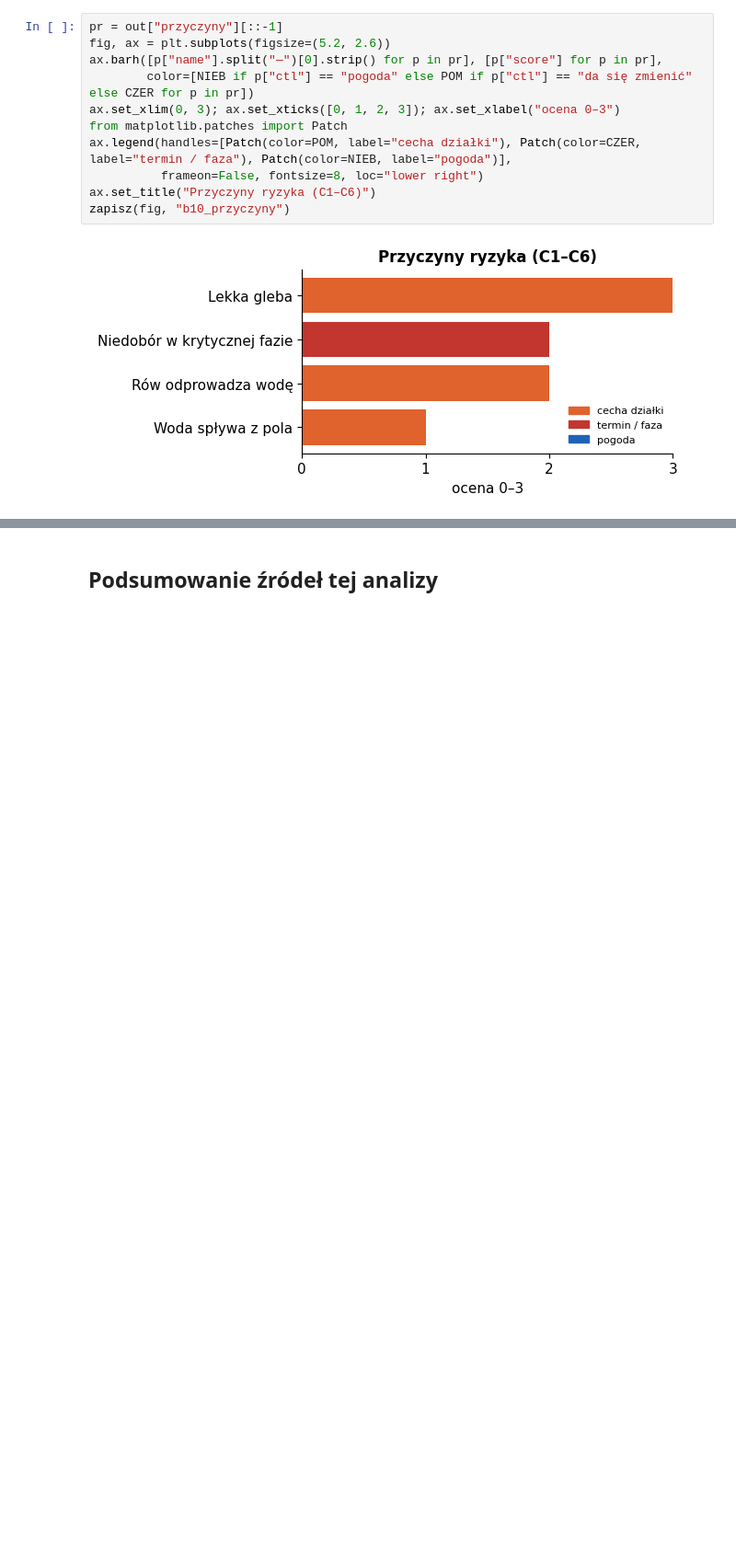
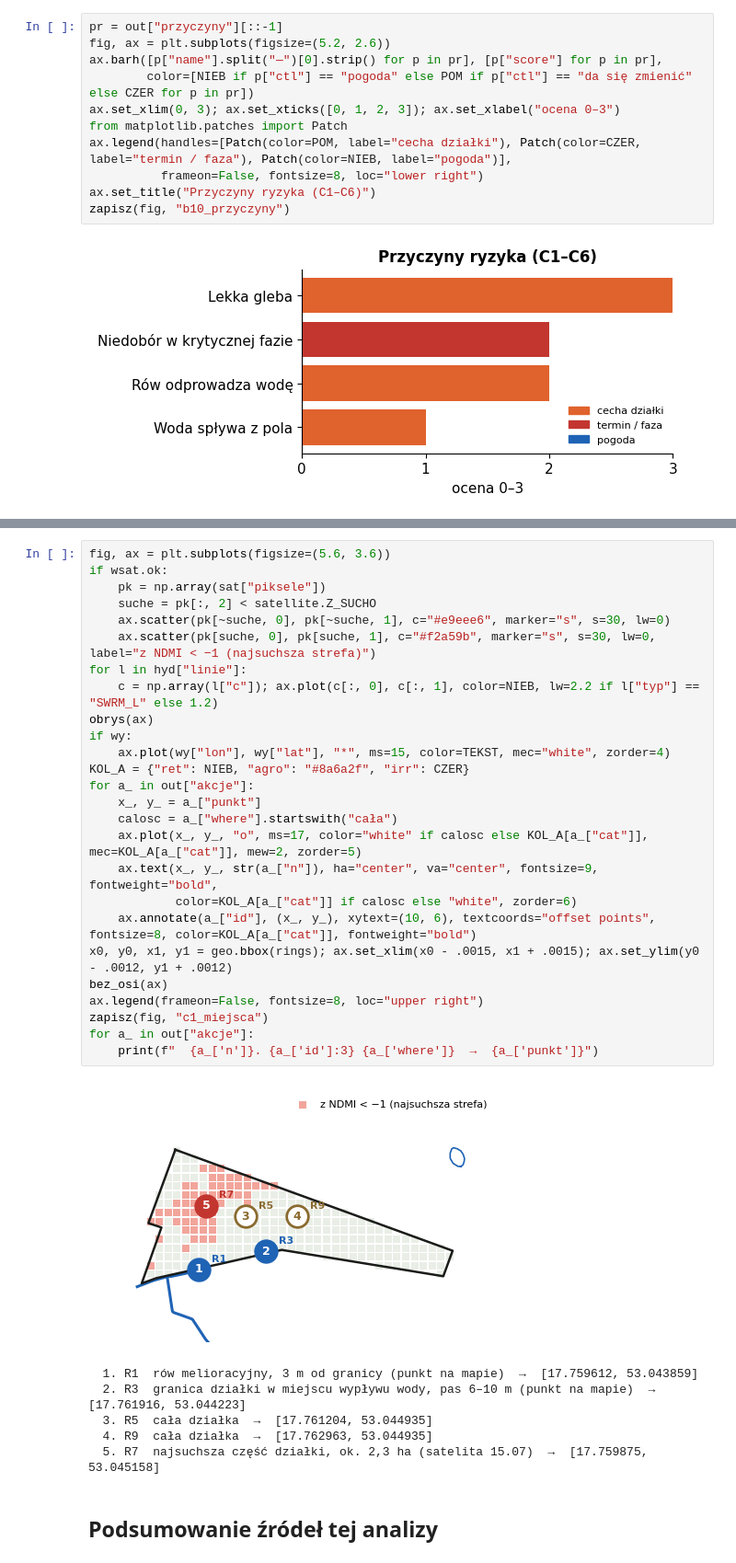
Before and after one commit to Marek55S/HackNation2026_FarmerAssistant, a Jupyter notebook: notebooks/pipeline_dzialka.ipynb, the cells around one changed output, grey strips where cells are left out. Shown at 92% size. Cells and saved outputs as stored; diff of their text form; blank space fills up the shorter version.

```diff
--- a/notebooks/pipeline_dzialka.ipynb
+++ b/notebooks/pipeline_dzialka.ipynb
@@ -813,3 +975,36 @@ zapisz(fig, "b10_przyczyny")
+# %%
+fig, ax = plt.subplots(figsize=(5.6, 3.6))
+if wsat.ok:
+    pk = np.array(sat["piksele"])
+    suche = pk[:, 2] < satellite.Z_SUCHO
+    ax.scatter(pk[~suche, 0], pk[~suche, 1], c="#e9eee6", marker="s", s=30, lw=0)
+    ax.scatter(pk[suche, 0], pk[suche, 1], c="#f2a59b", marker="s", s=30, lw=0, label="z NDMI < −1 (najsuchsza strefa)")
+for l in hyd["linie"]:
+    c = np.array(l["c"]); ax.plot(c[:, 0], c[:, 1], color=NIEB, lw=2.2 if l["typ"] == "SWRM_L" else 1.2)
+obrys(ax)
+if wy:
+    ax.plot(wy["lon"], wy["lat"], "*", ms=15, color=TEKST, mec="white", zorder=4)
+KOL_A = {"ret": NIEB, "agro": "#8a6a2f", "irr": CZER}
+for a_ in out["akcje"]:
+    x_, y_ = a_["punkt"]
+    calosc = a_["where"].startswith("cała")
+    ax.plot(x_, y_, "o", ms=17, color="white" if calosc else KOL_A[a_["cat"]], mec=KOL_A[a_["cat"]], mew=2, zorder=5)
+    ax.text(x_, y_, str(a_["n"]), ha="center", va="center", fontsize=9, fontweight="bold",
+            color=KOL_A[a_["cat"]] if calosc else "white", zorder=6)
+    ax.annotate(a_["id"], (x_, y_), xytext=(10, 6), textcoords="offset points", fontsize=8, color=KOL_A[a_["cat"]], fontweight="bold")
+x0, y0, x1, y1 = geo.bbox(rings); ax.set_xlim(x0 - .0015, x1 + .0015); ax.set_ylim(y0 - .0012, y1 + .0012)
+bez_osi(ax)
+ax.legend(frameon=False, fontsize=8, loc="upper right")
+zapisz(fig, "c1_miejsca")
+for a_ in out["akcje"]:
+    print(f"  {a_['n']}. {a_['id']:3} {a_['where']}  →  {a_['punkt']}")
+# %% [output]
+[figure, added]
+  1. R1  rów melioracyjny, 3 m od granicy (punkt na mapie)  →  [17.759612, 53.043859]
+  2. R3  granica działki w miejscu wypływu wody, pas 6–10 m (punkt na mapie)  →  [17.761916, 53.044223]
+  3. R5  cała działka  →  [17.761204, 53.044935]
+  4. R9  cała działka  →  [17.762963, 53.044935]
+  5. R7  najsuchsza część działki, ok. 2,3 ha (satelita 15.07)  →  [17.759875, 53.045158]
 # %% [markdown]
 ## Podsumowanie źródeł tej analizy
 # %%
```
Also changed, not shown: parts of 21 cells of this notebook, 3 other files.
